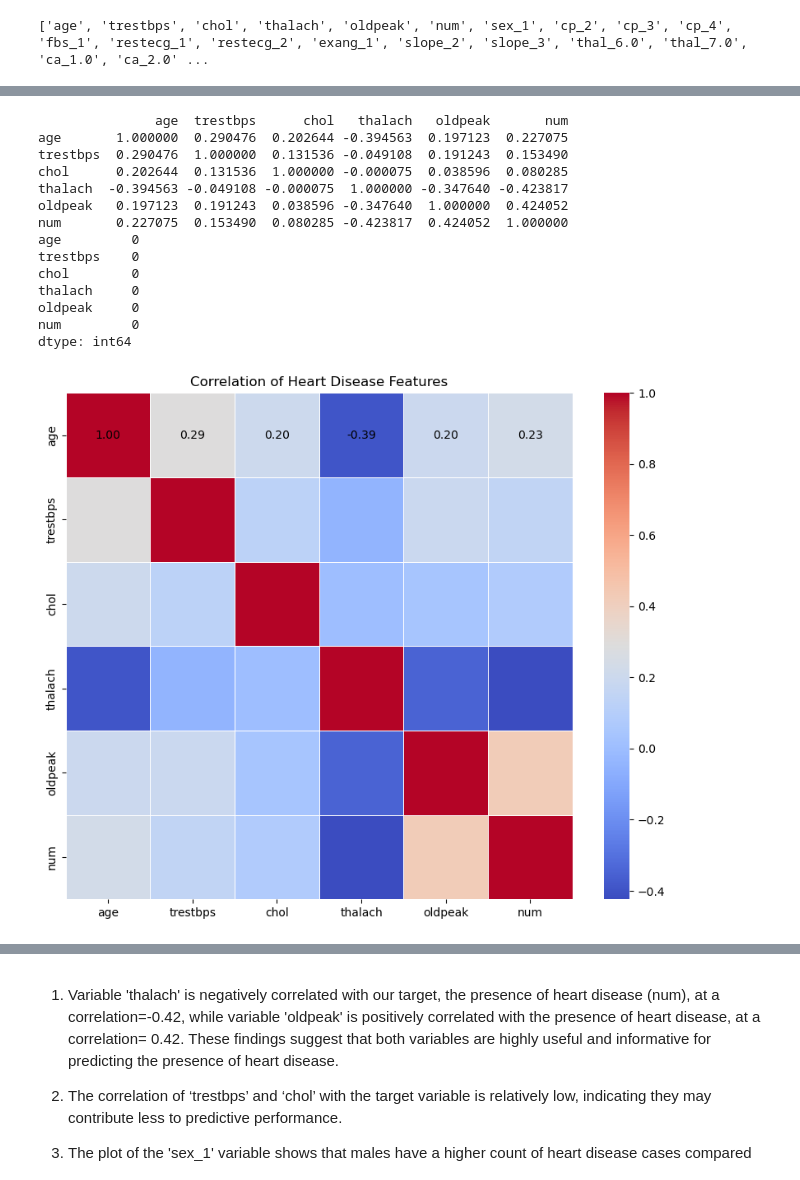
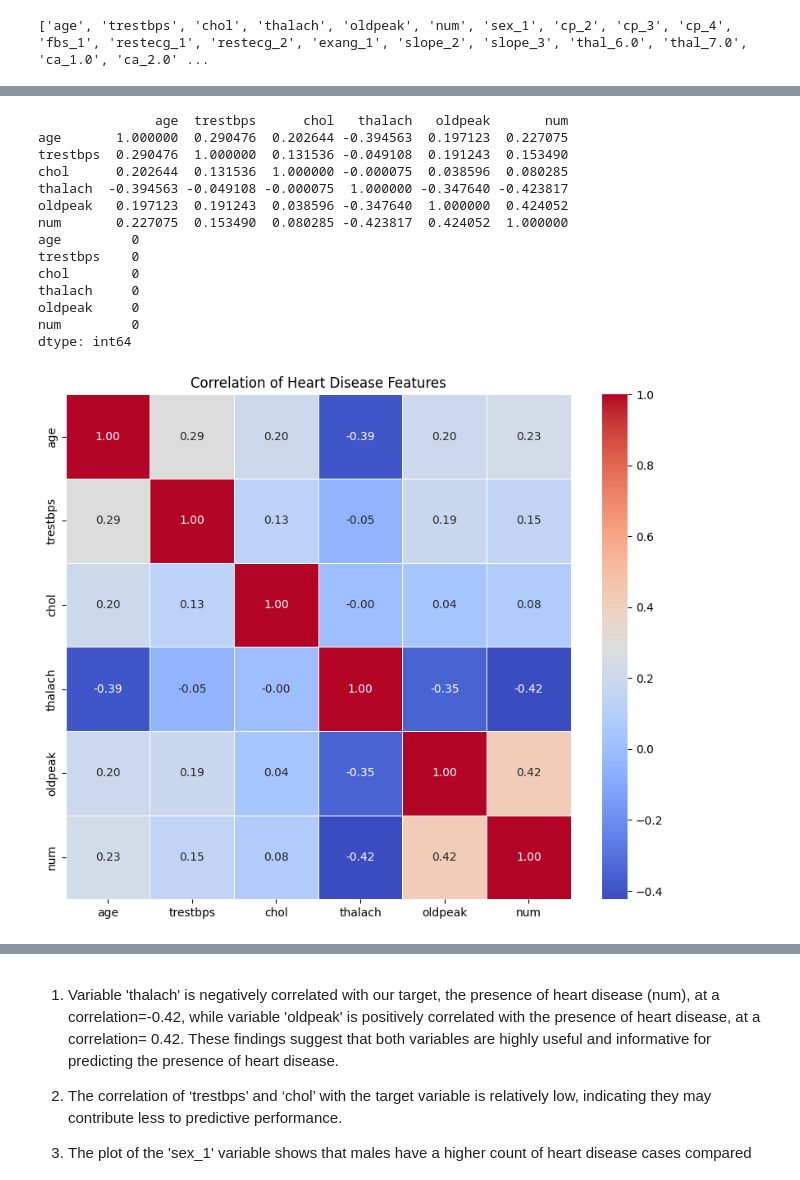
Before and after one commit to SimonLinxy/STATS3DA3_A6, a Jupyter notebook: Assignment6.ipynb, the cells around one changed output, grey strips where cells are left out. Saved outputs shown, nothing was run; the diff lists cells and outputs as text; code cells hidden in the pictures.

Commit message:
Q5 updated,Title page added

```diff
--- a/Assignment6.ipynb
+++ b/Assignment6.ipynb
@@ -323,46 +325,36 @@ corr_matrix = trans_data[continuous_col + ['num']].corr()
 print(corr_matrix)
 print(corr_matrix.isna().sum())
 plt.figure(figsize=(10, 8))
-sns.heatmap(corr_matrix, annot=True, fmt=".2f", cmap='coolwarm', square=True, linewidths=0.5, annot_kws={"color": "black"})
+sns.heatmap(corr_matrix, annot=True, fmt=".2f", cmap='coolwarm', square=True, linewidths=0.5)
 
 plt.title("Correlation of Heart Disease Features")
 plt.show()
 
-# sns.countplot(
-#     data = trans_data,
-#     x = trans_data['sex_1'],
-#     hue='num'
-# )
-
-# plt.xlabel("sex_1 (1 = Male, 0 = Female)")
-# plt.ylabel("Count")
-# plt.title("Heart Disease Distribution by Sex (Encoded)")
-# plt.show()
 
 group_counts = trans_data.groupby(['sex_1', 'num']).size().reset_index(name='count')
 group_counts['sex_1'] = group_counts['sex_1'].astype(str)
 group_counts['num'] = group_counts['num'].astype(str)
 
 plt.figure(figsize=(8, 6))
 sns.barplot(data=group_counts, x='sex_1', y='count', hue='num')
 
 plt.xlabel("sex_1 (1 = Male, 0 = Female)")
 plt.ylabel("Count")
 plt.title("Heart Disease Distribution by Sex (Encoded)")
 plt.show()
 # %% [output]
                age  trestbps      chol   thalach   oldpeak       num
 age       1.000000  0.290476  0.202644 -0.394563  0.197123  0.227075
 trestbps  0.290476  1.000000  0.131536 -0.049108  0.191243  0.153490
 chol      0.202644  0.131536  1.000000 -0.000075  0.038596  0.080285
 thalach  -0.394563 -0.049108 -0.000075  1.000000 -0.347640 -0.423817
 oldpeak   0.197123  0.191243  0.038596 -0.347640  1.000000  0.424052
 num       0.227075  0.153490  0.080285 -0.423817  0.424052  1.000000
 age         0
 trestbps    0
 chol        0
 thalach     0
 oldpeak     0
 num         0
 dtype: int64
-[figure, old version]
+[figure, new version]
```
Also changed, not shown: parts of 17 cells of this notebook.
